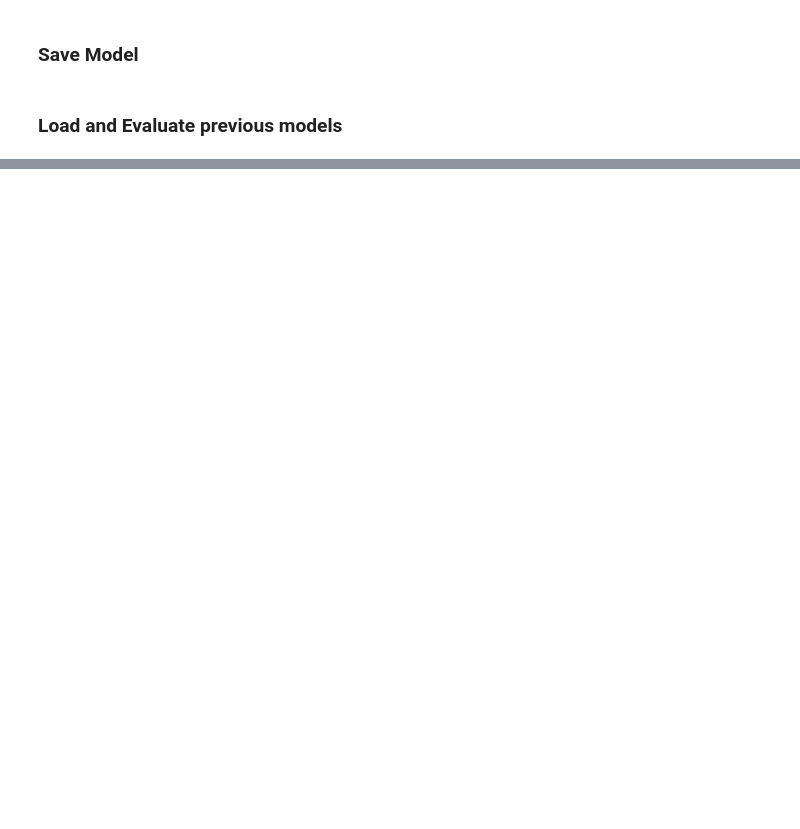
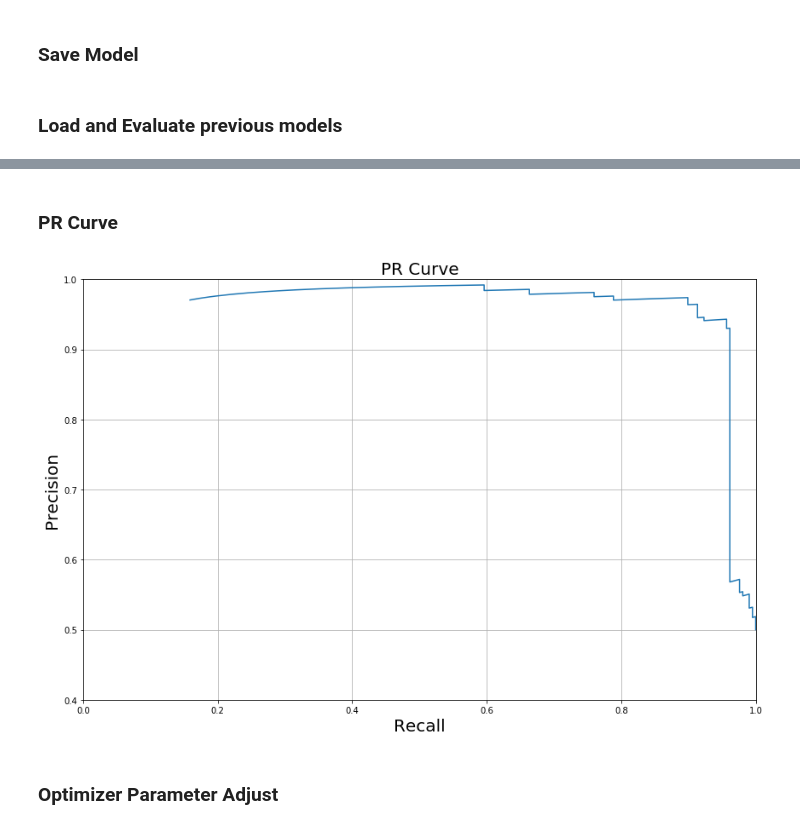
Before and after one commit to acnagle/CLA-Project, a Jupyter notebook: Code/Neural_Network(Pytorch).ipynb, the cells around one changed output, grey strips where cells are left out. Cells and saved outputs as stored; diff of their text form; code cells hidden in the pictures; blank space fills up the shorter version.

```diff
--- a/Code/Neural_Network(Pytorch).ipynb
+++ b/Code/Neural_Network(Pytorch).ipynb
@@ -367,0 +385,55 @@ RuntimeError: storage has wrong size: expected -8422397943574246465 got 850
+# %% [markdown]
+### PR Curve
+# %%
+for i, (samples, labels) in enumerate(test_loader):
+    samples = Variable(samples)
+    labels = Variable(labels)
+    pred = model(samples)
+    pred = torch.flatten(pred)
+    labels = labels.type(torch.DoubleTensor)
+
+# convert to numpy arrays
+pred = pred.detach().numpy()
+labels = labels.numpy()
+
+# sort arrays according to the predicted confidence (high confidence to low confidence)
+sort_idx = np.argsort(-pred, kind='mergesort')
+pred = pred[sort_idx]
+labels = labels[sort_idx]
+
+num_pred_pos = 0
+num_actual_pos = 0
+num_tp = 0
+precision = []
+recall = []
+
+for confidence in conf:
+    for i in range(len(pred)):
+        if pred[i] >= confidence:
+            num_pred_pos += 1
+
+            if labels[i] == 1:
+                num_tp += 1
+
+        if labels[i] == 1:
+            num_actual_pos += 1
+
+    precision.append(num_tp / num_pred_pos)
+    recall.append(num_tp / num_actual_pos)
+
+    num_pred_pos = 0
+    num_actual_pos = 0
+    num_tp = 0
+
+plt.figure(figsize=(12, 8))
+plt.plot(recall, precision)
+plt.xlabel('Recall', fontsize=20)
+plt.ylabel('Precision', fontsize=20)
+plt.axis([0, 1.001, 0.4, 1])
+plt.title('PR Curve', fontsize=20)
+plt.tight_layout()
+plt.grid(True)
+# %% [output]
+[figure, added]
+# %% [markdown]
+### Optimizer Parameter Adjust
```
Also changed, not shown: parts of 16 cells of this notebook, 12 other files.
